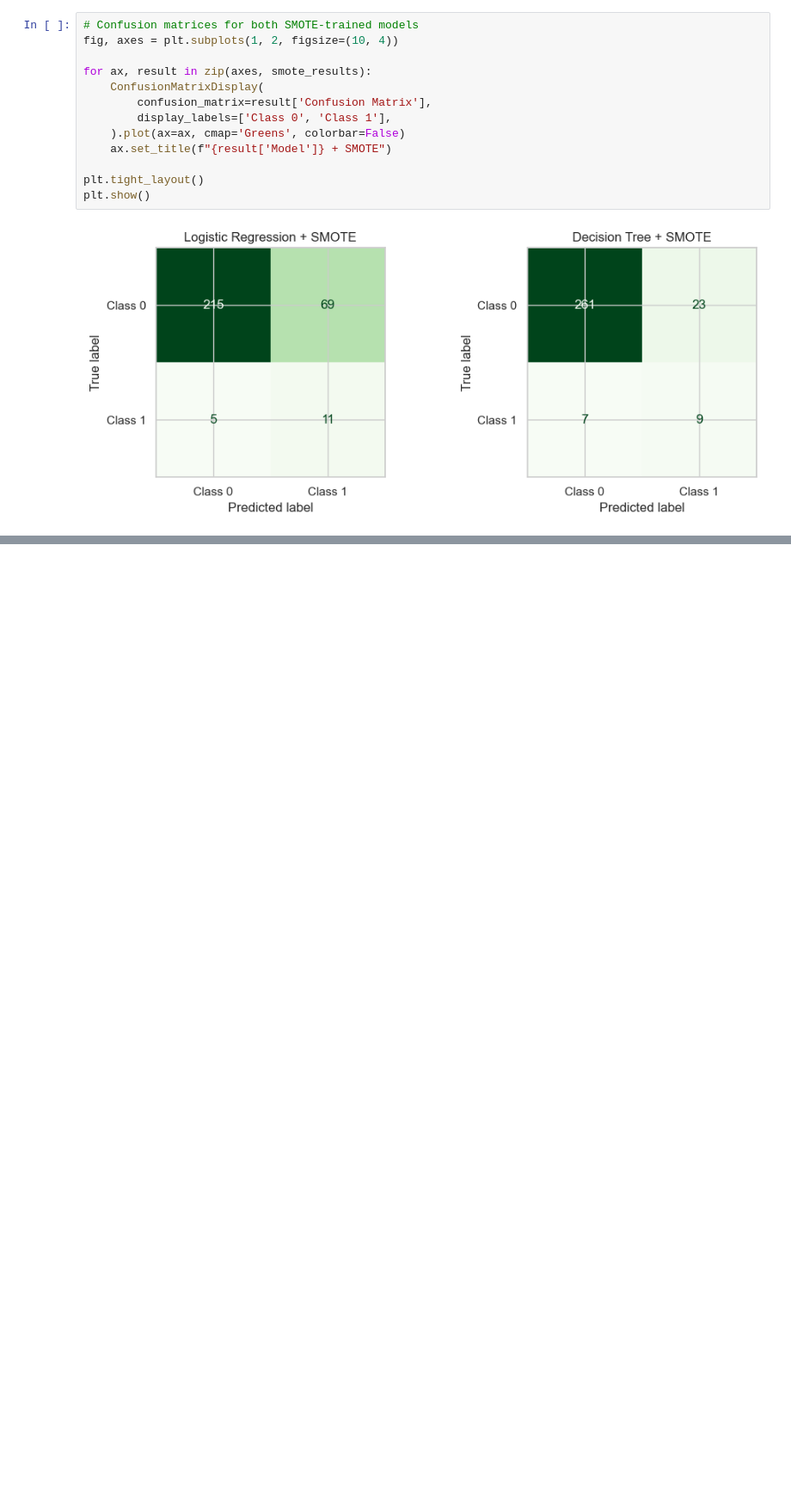
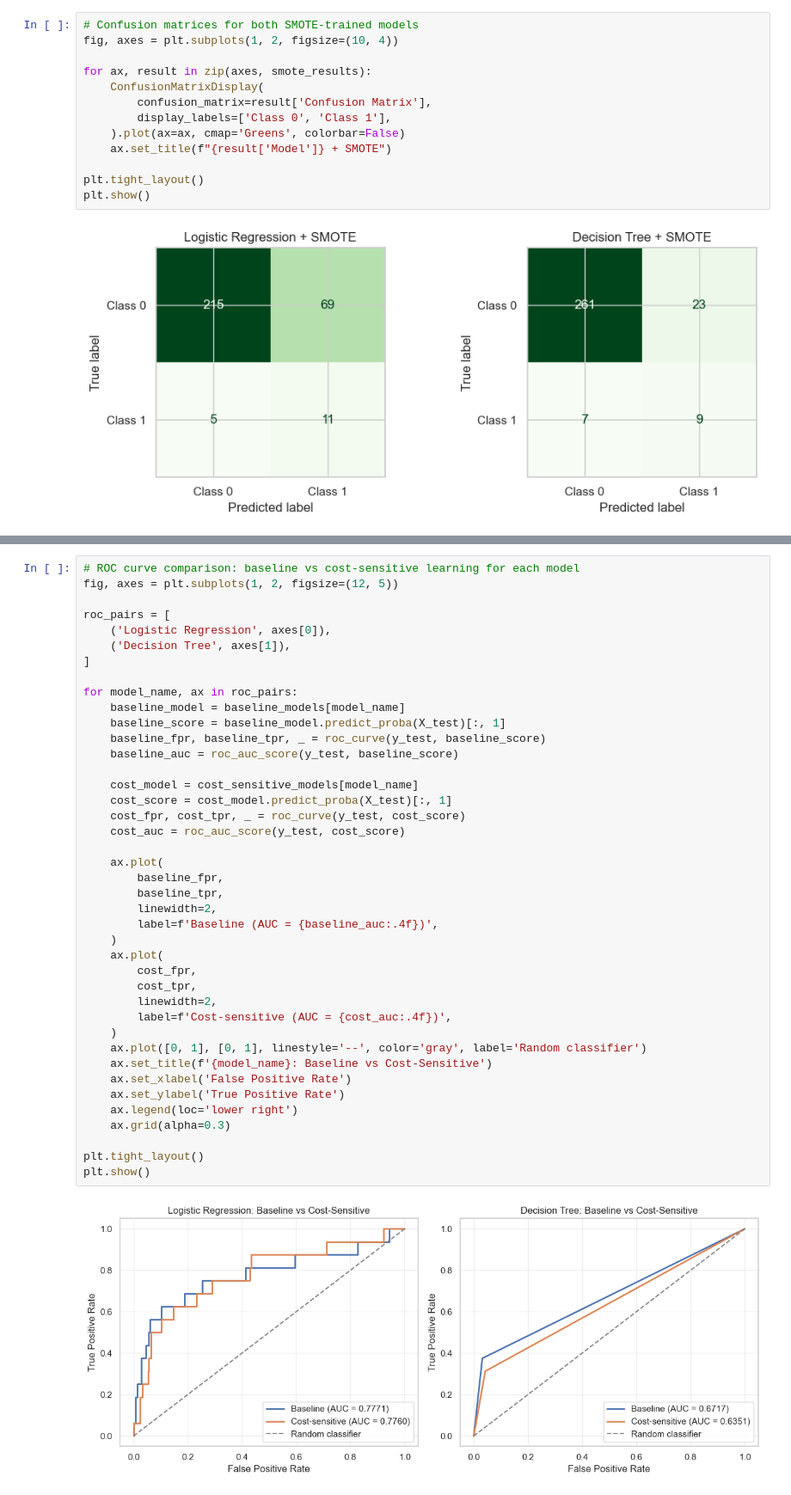
Before and after one commit to muzaffarizamuddin/machine_learning_assg_2, a Jupyter notebook: main.ipynb, the cells around one changed output, grey strips where cells are left out. Shown at 86% size. Drawn from its saved outputs; the diff is of its cells as text; blank space fills up the shorter version.

```diff
--- a/main.ipynb
+++ b/main.ipynb
@@ -340,0 +468,43 @@ Overall, SMOTE is useful when the deployment goal is to catch more minority even
+# %%
+# ROC curve comparison: baseline vs cost-sensitive learning for each model
+fig, axes = plt.subplots(1, 2, figsize=(12, 5))
+
+roc_pairs = [
+    ('Logistic Regression', axes[0]),
+    ('Decision Tree', axes[1]),
+]
+
+for model_name, ax in roc_pairs:
+    baseline_model = baseline_models[model_name]
+    baseline_score = baseline_model.predict_proba(X_test)[:, 1]
+    baseline_fpr, baseline_tpr, _ = roc_curve(y_test, baseline_score)
+    baseline_auc = roc_auc_score(y_test, baseline_score)
+
+    cost_model = cost_sensitive_models[model_name]
+    cost_score = cost_model.predict_proba(X_test)[:, 1]
+    cost_fpr, cost_tpr, _ = roc_curve(y_test, cost_score)
+    cost_auc = roc_auc_score(y_test, cost_score)
+
+    ax.plot(
+        baseline_fpr,
+        baseline_tpr,
+        linewidth=2,
+        label=f'Baseline (AUC = {baseline_auc:.4f})',
+    )
+    ax.plot(
+        cost_fpr,
+        cost_tpr,
+        linewidth=2,
+        label=f'Cost-sensitive (AUC = {cost_auc:.4f})',
+    )
+    ax.plot([0, 1], [0, 1], linestyle='--', color='gray', label='Random classifier')
+    ax.set_title(f'{model_name}: Baseline vs Cost-Sensitive')
+    ax.set_xlabel('False Positive Rate')
+    ax.set_ylabel('True Positive Rate')
+    ax.legend(loc='lower right')
+    ax.grid(alpha=0.3)
+
+plt.tight_layout()
+plt.show()
+# %% [output]
+[figure, added]
```
Also changed, not shown: parts of 14 cells of this notebook.
